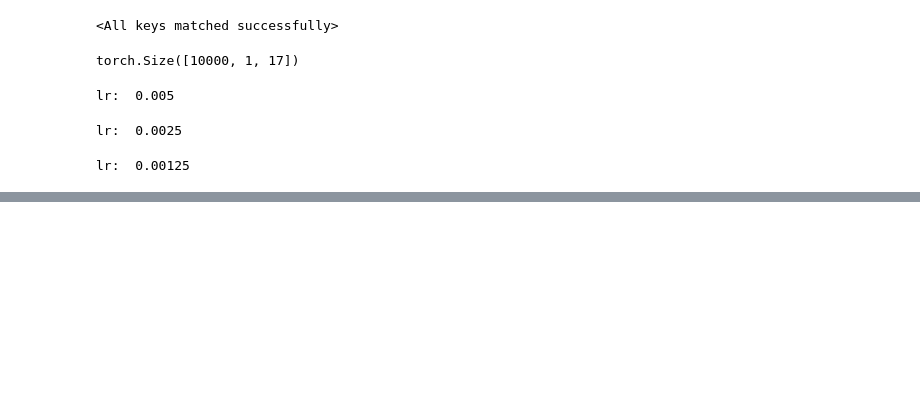
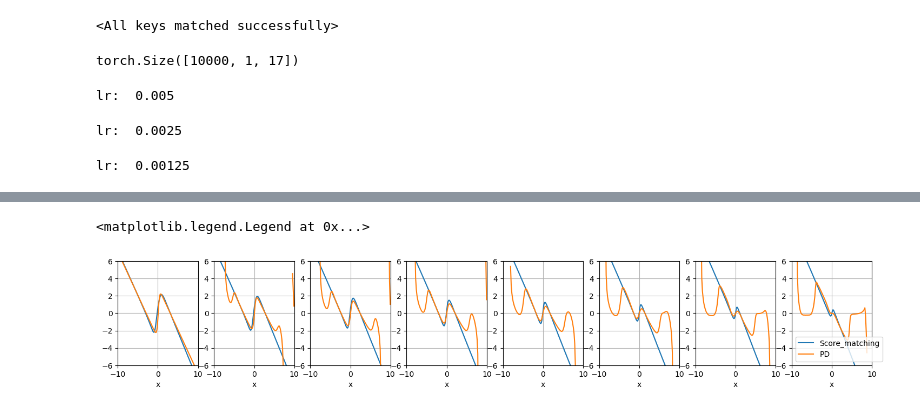
Before and after one commit to sharkjingyang/SchB, a Jupyter notebook: SchB_1d_score_matching.ipynb, the cells around one changed output, grey strips where cells are left out. Cells and saved outputs as stored; diff of their text form; code cells hidden in the pictures; blank space fills up the shorter version.

```diff
--- a/SchB_1d_score_matching.ipynb
+++ b/SchB_1d_score_matching.ipynb
@@ -308,0 +317,29 @@ plt.show()
+# %%
+x_space=torch.linspace(-10,10,1000).view(-1,1).to(device)
+score_x=score_net(x_space,t=0)
+
+def score_rho(rho,Nx):
+    a=np.zeros(Nx)
+    log_rho=np.log(rho)
+    a[0]=1/dx*(log_rho[1]-log_rho[0])
+    for i in range(1,Nx):
+        a[i]=1/dx*(log_rho[i]-log_rho[i-1])
+    return a
+
+
+fig, axs = plt.subplots(1, 8, figsize=(18, 2.5))
+for i in range(8):
+    t=i*7/60
+    S=score_net(x_space,t)
+    label1,=axs[i].plot(x_space.detach().cpu().numpy(),S.detach().cpu().numpy(),label="Score_matching")
+    label3,=axs[i].plot(PD_x_space,score_rho(rho[i*8,:],Nx),label="PD")
+    axs[i].set_xlim([-10,10])
+    axs[i].set_ylim([-6,6])
+    axs[i].grid()
+    axs[i].set_xlabel("x")
+    if i == 5:
+        line_labels=[label1,label3]
+plt.legend()
+# %% [output]
+<matplotlib.legend.Legend at 0x...>
+[figure, added]
```
Also changed, not shown: parts of 6 cells of this notebook, 47 other files.
